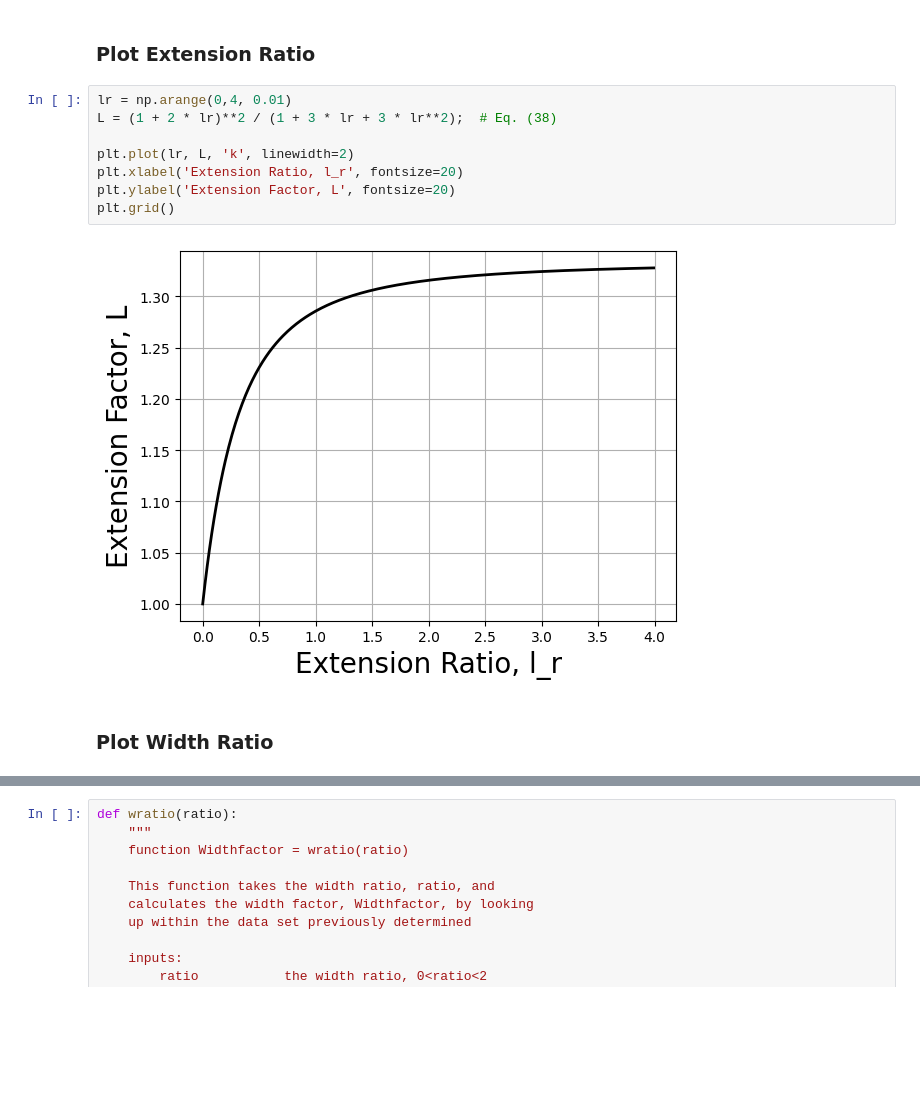
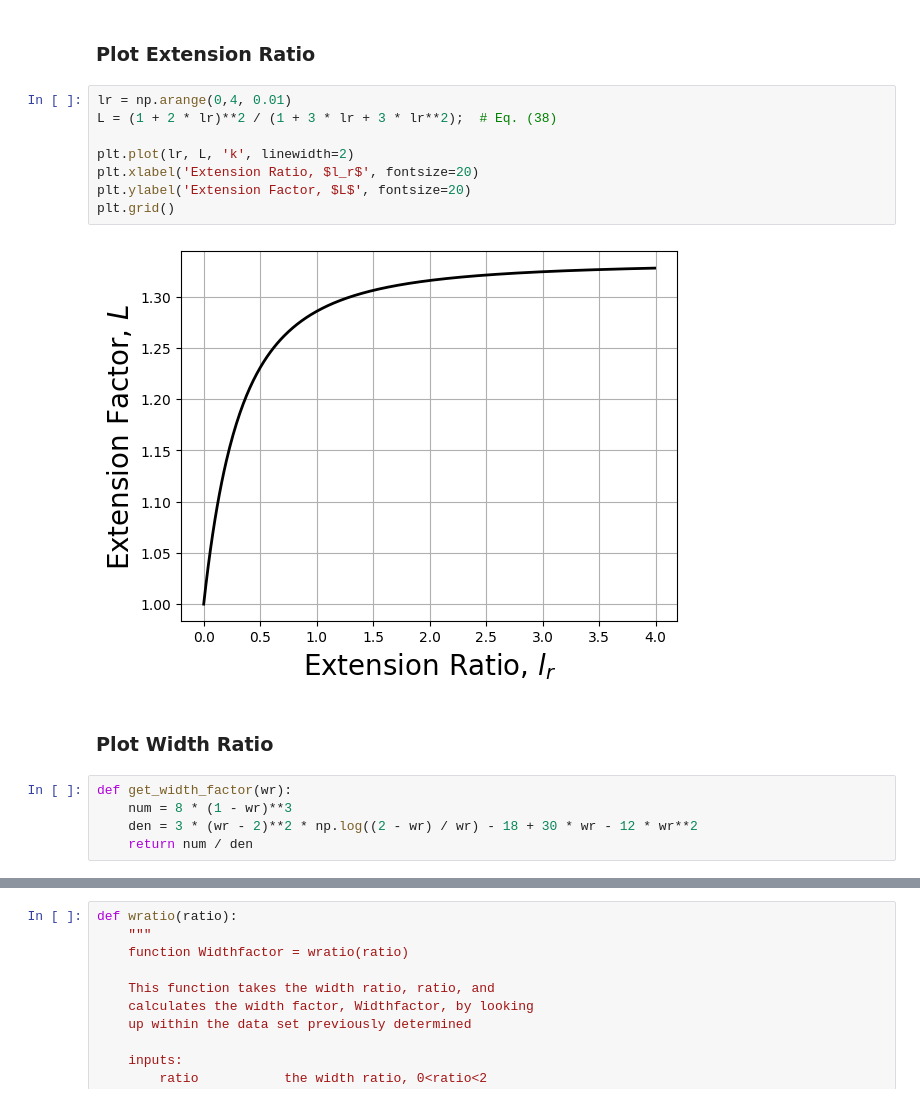
Before and after one commit to cmatchan/PZT_Actuator_Modeling, a Jupyter notebook: pzt_model.ipynb, the cells around one changed output, grey strips where cells are left out. Drawn from its saved outputs; the diff is of its cells as text; blank space fills up the shorter version.

Commit message:
Added Width Factor plot

```diff
--- a/pzt_model.ipynb
+++ b/pzt_model.ipynb
@@ -646,15 +646,20 @@ name = strcat(piezotype,'density.jpg');
 # %%
 lr = np.arange(0,4, 0.01)
 L = (1 + 2 * lr)**2 / (1 + 3 * lr + 3 * lr**2);  # Eq. (38)
 
 plt.plot(lr, L, 'k', linewidth=2)
-plt.xlabel('Extension Ratio, l_r', fontsize=20)
-plt.ylabel('Extension Factor, L', fontsize=20)
+plt.xlabel('Extension Ratio, $l_r$', fontsize=20)
+plt.ylabel('Extension Factor, $L$', fontsize=20)
 plt.grid()
 # %% [output]
-[figure, old version]
+[figure, new version]
 # %% [markdown]
 ### Plot Width Ratio
+# %%
+def get_width_factor(wr):
+    num = 8 * (1 - wr)**3
+    den = 3 * (wr - 2)**2 * np.log((2 - wr) / wr) - 18 + 30 * wr - 12 * wr**2
+    return num / den
 # %%
 # Constants
 E = 200e9
```
Also changed, not shown: parts of 1 cell of this notebook, 1 other file.
